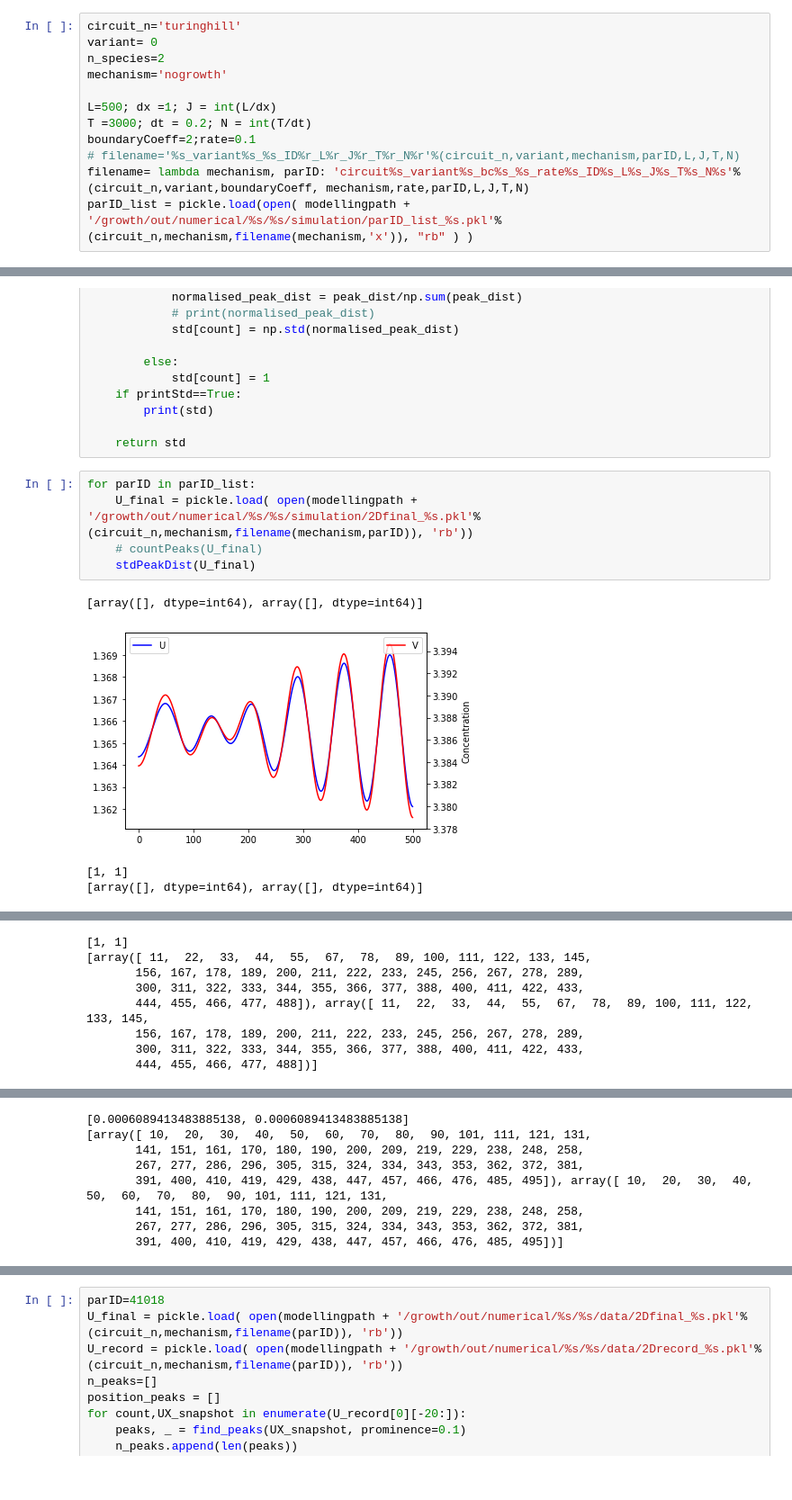
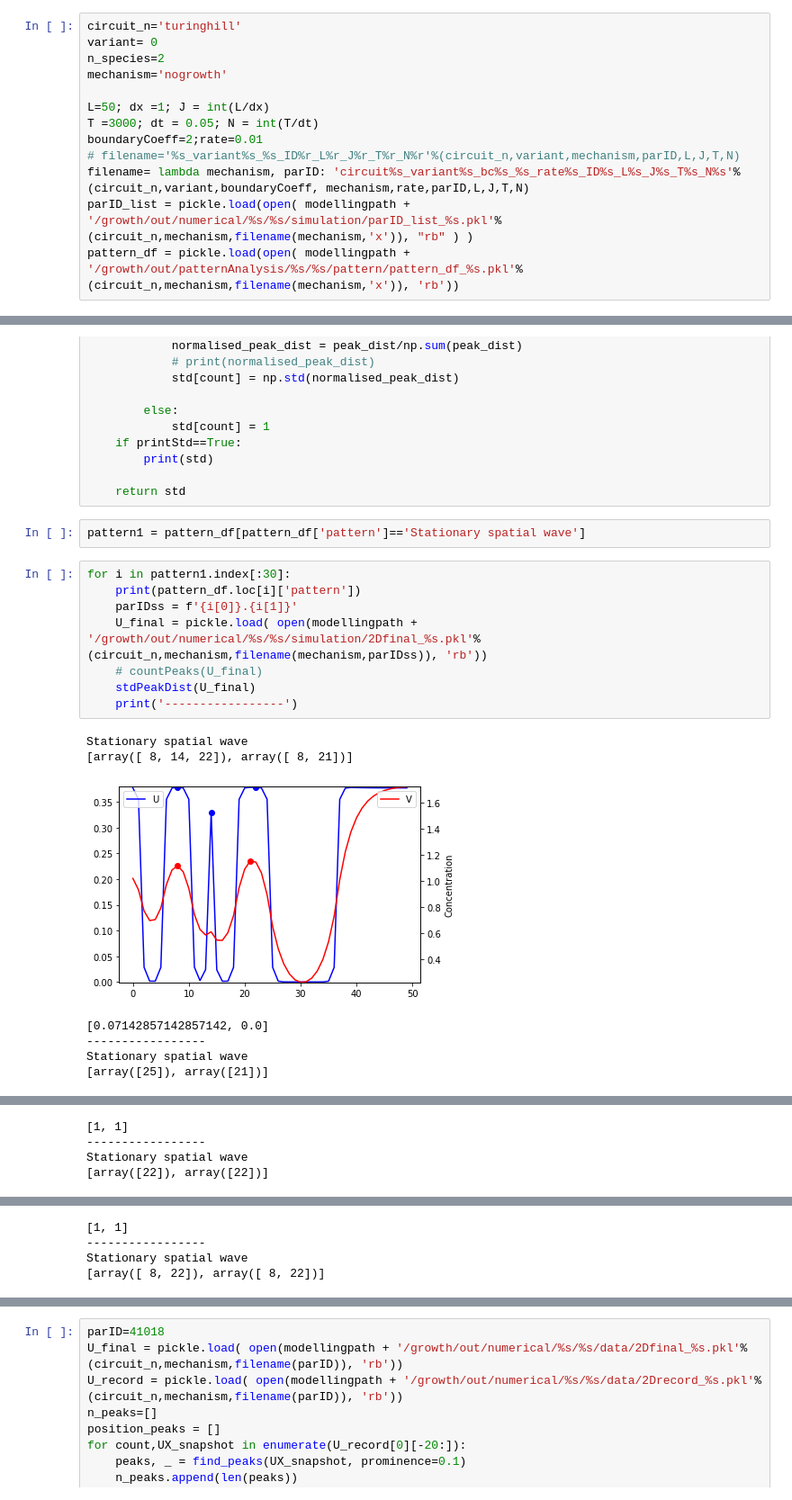
Before and after one commit to martinaoliver/modelling, a Jupyter notebook: growth/src/patternAnalysis/checkPeakPositionConvergence.ipynb, the cells around one changed output, grey strips where cells are left out. Shown at 90% size. Saved outputs shown, nothing was run; the diff lists cells and outputs as text.

```diff
--- a/growth/src/patternAnalysis/checkPeakPositionConvergence.ipynb
+++ b/growth/src/patternAnalysis/checkPeakPositionConvergence.ipynb
@@ -37,12 +37,13 @@ variant= 0
 n_species=2
 mechanism='nogrowth'
 
-L=500; dx =1; J = int(L/dx)
-T =3000; dt = 0.2; N = int(T/dt)
-boundaryCoeff=2;rate=0.1
+L=50; dx =1; J = int(L/dx)
+T =3000; dt = 0.05; N = int(T/dt)
+boundaryCoeff=2;rate=0.01
 # filename='%s_variant%s_%s_ID%r_L%r_J%r_T%r_N%r'%(circuit_n,variant,mechanism,parID,L,J,T,N)
 filename= lambda mechanism, parID: 'circuit%s_variant%s_bc%s_%s_rate%s_ID%s_L%s_J%s_T%s_N%s'%(circuit_n,variant,boundaryCoeff, mechanism,rate,parID,L,J,T,N)
 parID_list = pickle.load(open( modellingpath + '/growth/out/numerical/%s/%s/simulation/parID_list_%s.pkl'%(circuit_n,mechanism,filename(mechanism,'x')), "rb" ) )
+pattern_df = pickle.load(open( modellingpath + '/growth/out/patternAnalysis/%s/%s/pattern/pattern_df_%s.pkl'%(circuit_n,mechanism,filename(mechanism,'x')), 'rb'))
 # %% [markdown]
 Plot solution U with peaks
 # %%
@@ -113,13 +114,21 @@ def stdPeakDist(U, showplot1D=True,printStd=True):
         print(std)
 
     return std
+# %%
+pattern1 = pattern_df[pattern_df['pattern']=='Stationary spatial wave']
 # %%
-for parID in parID_list:
-    U_final = pickle.load( open(modellingpath + '/growth/out/numerical/%s/%s/simulation/2Dfinal_%s.pkl'%(circuit_n,mechanism,filename(mechanism,parID)), 'rb'))
+for i in pattern1.index[:30]:
+    print(pattern_df.loc[i]['pattern'])
+    parIDss = f'{i[0]}.{i[1]}'
+    U_final = pickle.load( open(modellingpath + '/growth/out/numerical/%s/%s/simulation/2Dfinal_%s.pkl'%(circuit_n,mechanism,filename(mechanism,parIDss)), 'rb'))
     # countPeaks(U_final)
     stdPeakDist(U_final)
+    print('-----------------')
 # %% [output]
-[array([], dtype=int64), array([], dtype=int64)]
+Stationary spatial wave
+[array([ 8, 14, 22]), array([ 8, 21])]
-[figure, old version]
+[figure, new version]
-[1, 1]
-[array([], dtype=int64), array([], dtype=int64)]
+[0.07142857142857142, 0.0]
+-----------------
+Stationary spatial wave
+[array([25]), array([21])]
@@ -127,8 +136,4 @@ for parID in parID_list:
 [1, 1]
-[array([ 11,  22,  33,  44,  55,  67,  78,  89, 100, 111, 122, 133, 145,
-       156, 167, 178, 189, 200, 211, 222, 233, 245, 256, 267, 278, 289,
-       300, 311, 322, 333, 344, 355, 366, 377, 388, 400, 411, 422, 433,
-       444, 455, 466, 477, 488]), array([ 11,  22,  33,  44,  55,  67,  78,  89, 100, 111, 122, 133, 145,
-       156, 167, 178, 189, 200, 211, 222, 233, 245, 256, 267, 278, 289,
-       300, 311, 322, 333, 344, 355, 366, 377, 388, 400, 411, 422, 433,
-       444, 455, 466, 477, 488])]
+-----------------
+Stationary spatial wave
+[array([22]), array([22])]
@@ -136,8 +141,4 @@ for parID in parID_list:
-[0.0006089413483885138, 0.0006089413483885138]
-[array([ 10,  20,  30,  40,  50,  60,  70,  80,  90, 101, 111, 121, 131,
-       141, 151, 161, 170, 180, 190, 200, 209, 219, 229, 238, 248, 258,
-       267, 277, 286, 296, 305, 315, 324, 334, 343, 353, 362, 372, 381,
-       391, 400, 410, 419, 429, 438, 447, 457, 466, 476, 485, 495]), array([ 10,  20,  30,  40,  50,  60,  70,  80,  90, 101, 111, 121, 131,
-       141, 151, 161, 170, 180, 190, 200, 209, 219, 229, 238, 248, 258,
-       267, 277, 286, 296, 305, 315, 324, 334, 343, 353, 362, 372, 381,
-       391, 400, 410, 419, 429, 438, 447, 457, 466, 476, 485, 495])]
+[1, 1]
+-----------------
+Stationary spatial wave
+[array([ 8, 22]), array([ 8, 22])]
```
Also changed, not shown: parts of 1 cell of this notebook, 10 other files.
